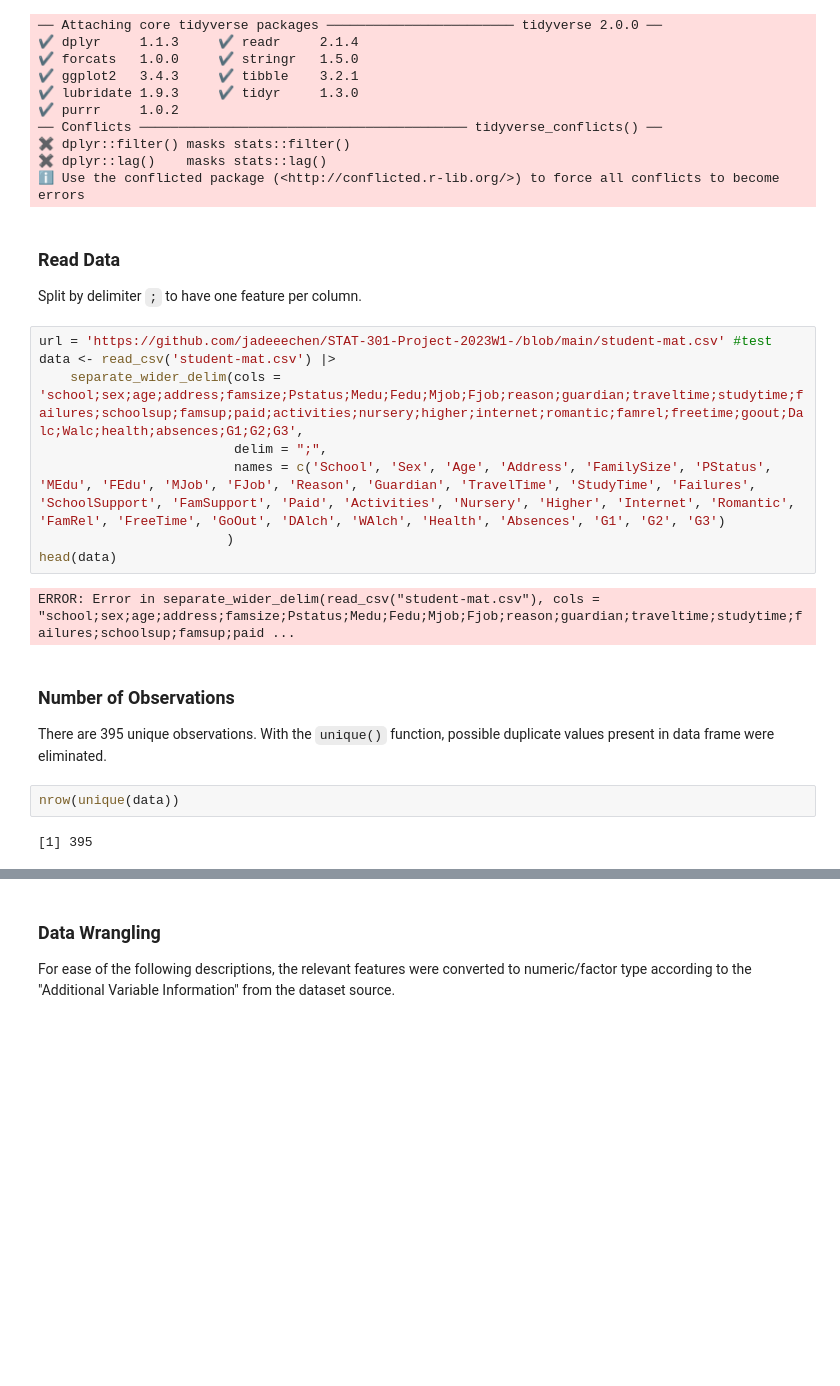
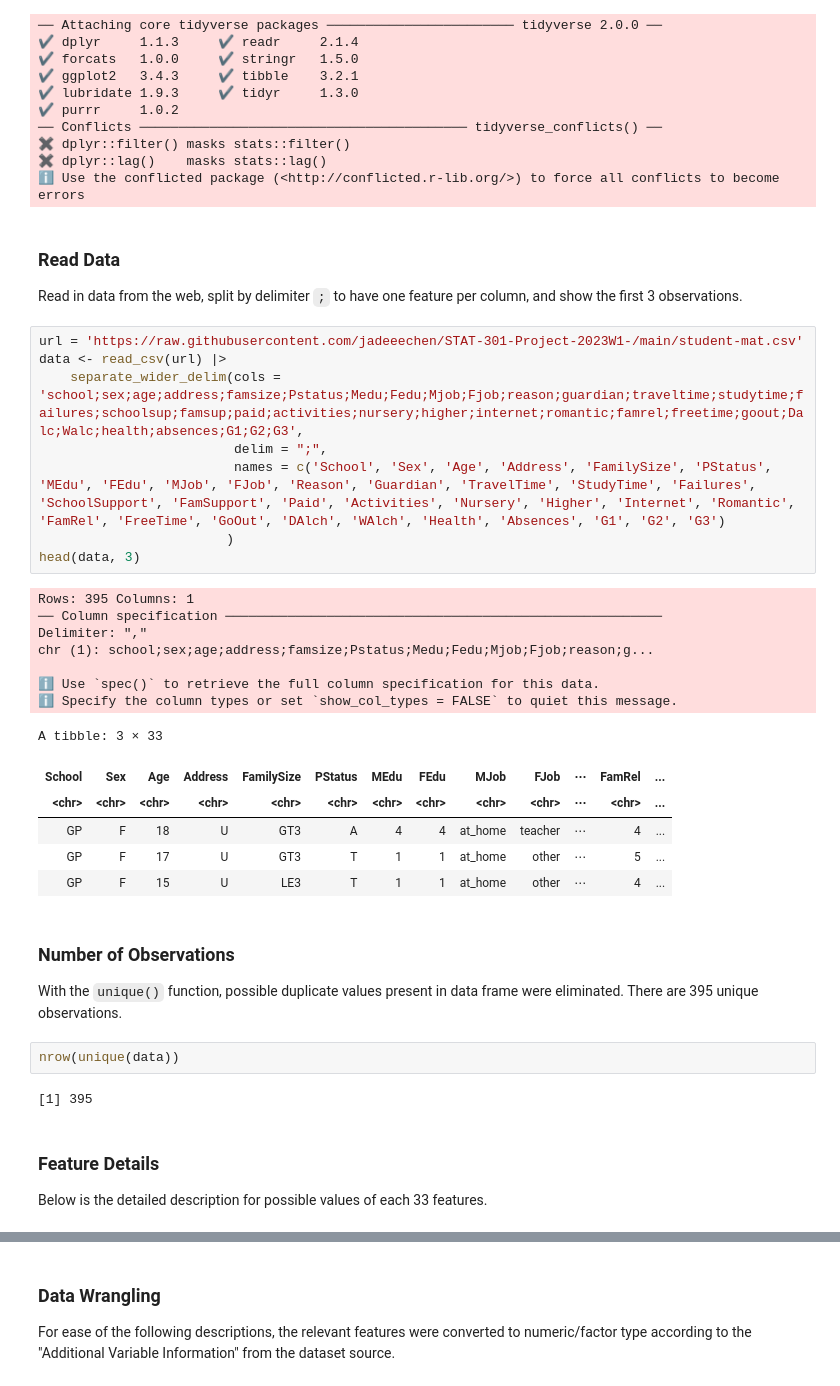
Before and after one commit to jadeeechen/stat-301_student-performance-mathematics_winter-2023, a Jupyter notebook: Project - Exploratory Data Analysis and Visualization.ipynb, the cells around one changed output, grey strips where cells are left out. Drawn from its saved outputs; the diff is of its cells as text; blank space fills up the shorter version.

```diff
--- a/Project - Exploratory Data Analysis and Visualization.ipynb
+++ b/Project - Exploratory Data Analysis and Visualization.ipynb
@@ -48,21 +57,36 @@ library(tidyverse)
 ℹ Use the conflicted package (<http://conflicted.r-lib.org/>) to force all conflicts to become errors
 # %% [markdown]
 ### Read Data
-Split by delimiter `;` to have one feature per column.
+Read in data from the web, split by delimiter `;` to have one feature per column, and show the first 3 observations.
 # %%
-url = 'https://github.com/jadeeechen/STAT-301-Project-2023W1-/blob/main/student-mat.csv' #test
-data <- read_csv('student-mat.csv') |>
+url = 'https://raw.githubusercontent.com/jadeeechen/STAT-301-Project-2023W1-/main/student-mat.csv'
+data <- read_csv(url) |>
     separate_wider_delim(cols = 'school;sex;age;address;famsize;Pstatus;Medu;Fedu;Mjob;Fjob;reason;guardian;traveltime;studytime;failures;schoolsup;famsup;paid;activities;nursery;higher;internet;romantic;famrel;freetime;goout;Dalc;Walc;health;absences;G1;G2;G3',
                          delim = ";",
                          names = c('School', 'Sex', 'Age', 'Address', 'FamilySize', 'PStatus', 'MEdu', 'FEdu', 'MJob', 'FJob', 'Reason', 'Guardian', 'TravelTime', 'StudyTime', 'Failures', 'SchoolSupport', 'FamSupport', 'Paid', 'Activities', 'Nursery', 'Higher', 'Internet', 'Romantic', 'FamRel', 'FreeTime', 'GoOut', 'DAlch', 'WAlch', 'Health', 'Absences', 'G1', 'G2', 'G3')
                         )
-head(data)
+head(data, 3)
 # %% [output]
-ERROR: Error in separate_wider_delim(read_csv("student-mat.csv"), cols = "school;sex;age;address;famsize;Pstatus;Medu;Fedu;Mjob;Fjob;reason;guardian;traveltime;studytime;failures;schoolsup;famsup;paid ...
+Rows: 395 Columns: 1
+── Column specification ────────────────────────────────────────────────────────
+Delimiter: ","
+chr (1): school;sex;age;address;famsize;Pstatus;Medu;Fedu;Mjob;Fjob;reason;g...
+
+ℹ Use `spec()` to retrieve the full column specification for this data.
+ℹ Specify the column types or set `show_col_types = FALSE` to quiet this message.
+A tibble: 3 × 33
+| School | Sex | Age | Address | FamilySize | PStatus | MEdu | FEdu | MJob | FJob | ⋯ | FamRel | ... |
+| <chr> | <chr> | <chr> | <chr> | <chr> | <chr> | <chr> | <chr> | <chr> | <chr> | ⋯ | <chr> | ... |
+| GP | F | 18 | U | GT3 | A | 4 | 4 | at_home | teacher | ⋯ | 4 | ... |
+| GP | F | 17 | U | GT3 | T | 1 | 1 | at_home | other | ⋯ | 5 | ... |
+| GP | F | 15 | U | LE3 | T | 1 | 1 | at_home | other | ⋯ | 4 | ... |
 # %% [markdown]
 ### Number of Observations
-There are 395 unique observations. With the `unique()` function, possible duplicate values present in data frame were eliminated.
+With the `unique()` function, possible duplicate values present in data frame were eliminated. There are 395 unique observations.
 # %%
 nrow(unique(data))
 # %% [output]
 [1] 395
+# %% [markdown]
+### Feature Details
+Below is the detailed description for possible values of each 33 features.
```
Also changed, not shown: parts of 6 cells of this notebook.
